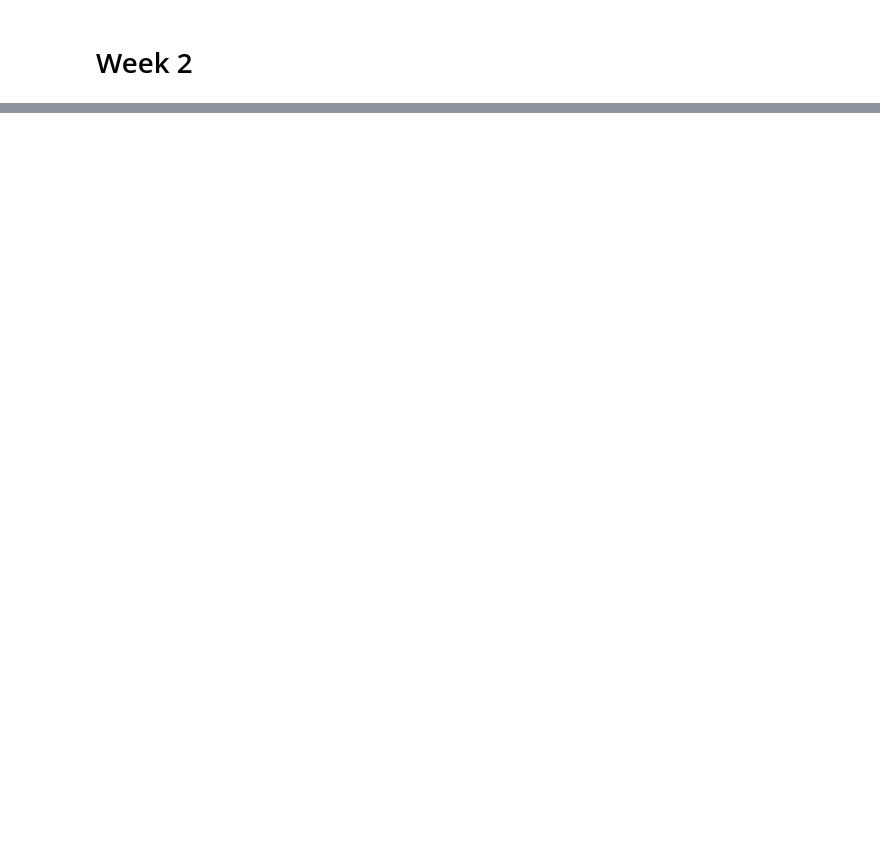
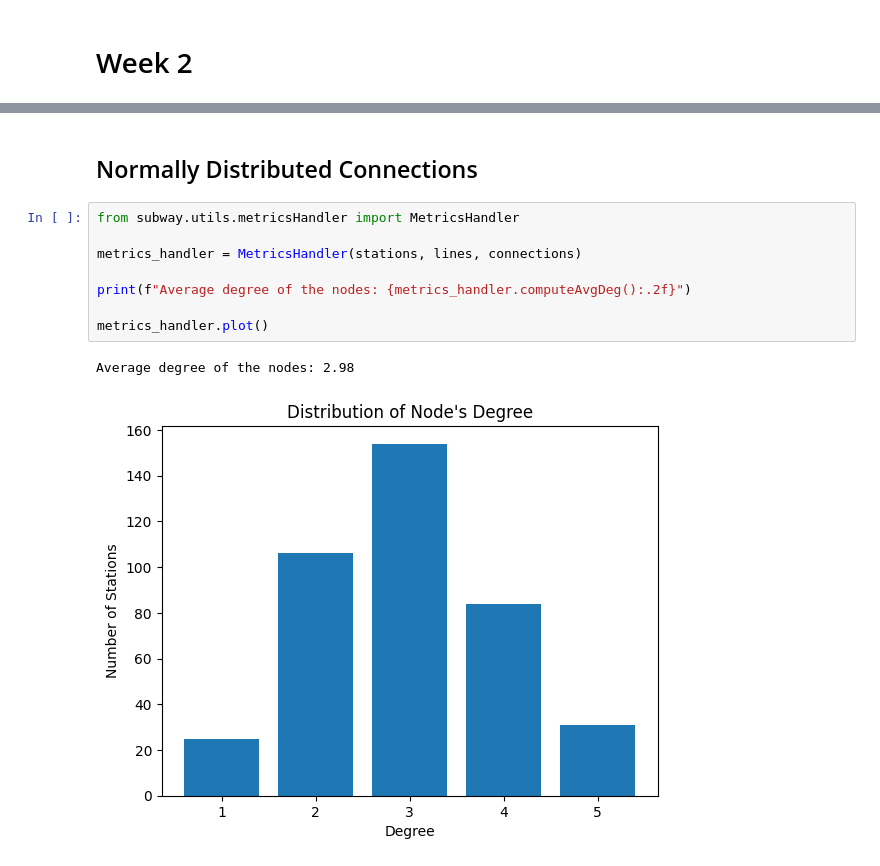
Before and after one commit to ShawnZhang0828/London-Subway-Simulation, a Jupyter notebook: graph_lab.ipynb, the cells around one changed output, grey strips where cells are left out. Cells and saved outputs as stored; diff of their text form; blank space fills up the shorter version.

```diff
--- a/graph_lab.ipynb
+++ b/graph_lab.ipynb
@@ -295,0 +403,13 @@ Finding connections betweent islands takes 0.09499549865722656
+# %% [markdown]
+## Normally Distributed Connections
+# %%
+from subway.utils.metricsHandler import MetricsHandler
+
+metrics_handler = MetricsHandler(stations, lines, connections)
+
+print(f"Average degree of the nodes: {metrics_handler.computeAvgDeg():.2f}")
+
+metrics_handler.plot()
+# %% [output]
+Average degree of the nodes: 2.98
+[figure, added]
```
Also changed, not shown: parts of 24 cells of this notebook, 15 other files.
